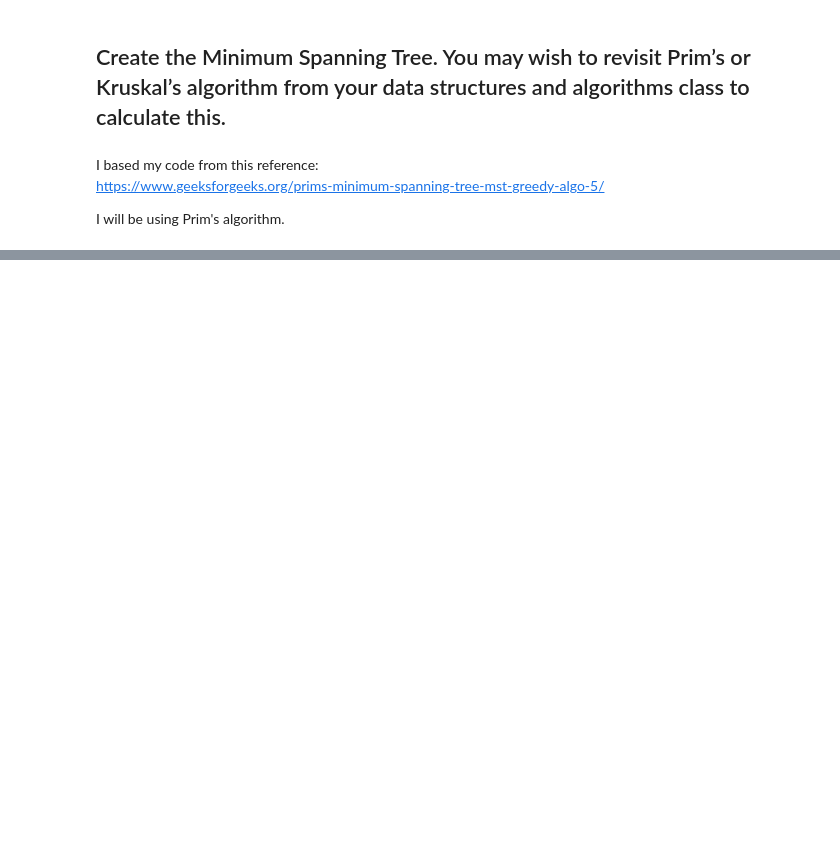
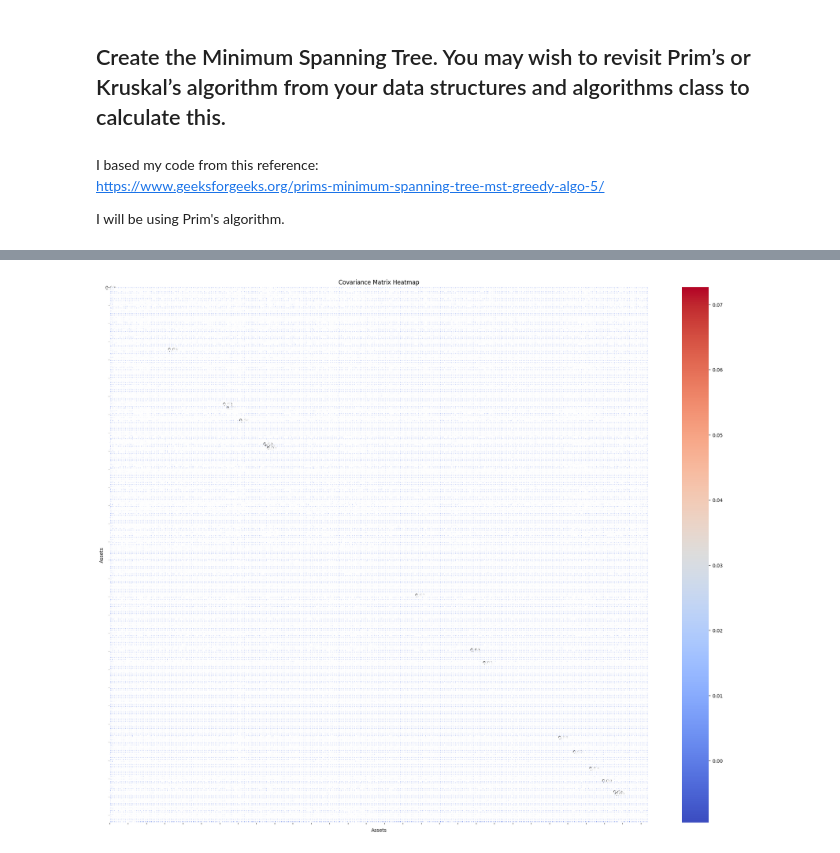
Before and after one commit to donnafaithhh/PSE-Work, a Jupyter notebook: DFTG New Data Processing.ipynb, the cells around one changed output, grey strips where cells are left out. Cells and saved outputs as stored; diff of their text form; code cells hidden in the pictures; blank space fills up the shorter version.

```diff
--- a/DFTG New Data Processing.ipynb
+++ b/DFTG New Data Processing.ipynb
@@ -202,11 +134,11 @@ Length: 294, dtype: int64
 # %% [markdown]
 The cell below is for creating the covariance matrix. I used a window size of 6 months.
 # %%
-covar_matrix = pd.DataFrame(index=PSE_log_returns.columns, columns=PSE_log_returns.columns)
+# covar_matrix = pd.DataFrame(index=PSE_log_returns.columns, columns=PSE_log_returns.columns)
 
-for col1 in PSE_log_returns.columns:
-    for col2 in PSE_log_returns.columns:
-        if col1 != col2:
-            # to_compare = PSE_log_returns[col2].rolling(window=180)
-            rolling_cov = PSE_log_returns[col1].rolling(window=180).cov(PSE_log_returns[col2]) # cannot use corrcoef
-            covar_matrix.loc[col1, col2] = rolling_cov.iloc[-1]
+# for col1 in PSE_log_returns.columns:
+#     for col2 in PSE_log_returns.columns:
+#         if col1 != col2:
+#             # to_compare = PSE_log_returns[col2].rolling(window=180)
+#             rolling_cov = PSE_log_returns[col1].rolling(window=180).cov(PSE_log_returns[col2]) # cannot use corrcoef
+#             covar_matrix.loc[col1, col2] = rolling_cov.iloc[-1]
@@ -274,0 +399,16 @@ for u, v, weight in mst_edges:
+# %%
+if isinstance(covar_matrix, np.ndarray):
+    covar_matrix = pd.DataFrame(covar_matrix, index=PSE_log_returns.columns, columns=PSE_log_returns.columns)
+
+covar_matrix.fillna(0, inplace=True)
+
+plt.figure(figsize=(25, 20))
+sns.heatmap(covar_matrix, annot=True, cmap="coolwarm", fmt=".2f", linewidths=.005)
+plt.title("Covariance Matrix Heatmap")
+plt.xlabel("Assets")
+plt.ylabel("Assets")
+plt.xticks(range(0, 300, 10))
+plt.yticks(range(0, 300, 10))
+plt.show()
+# %% [output]
+[figure, added]
```
Also changed, not shown: parts of 20 cells of this notebook.
